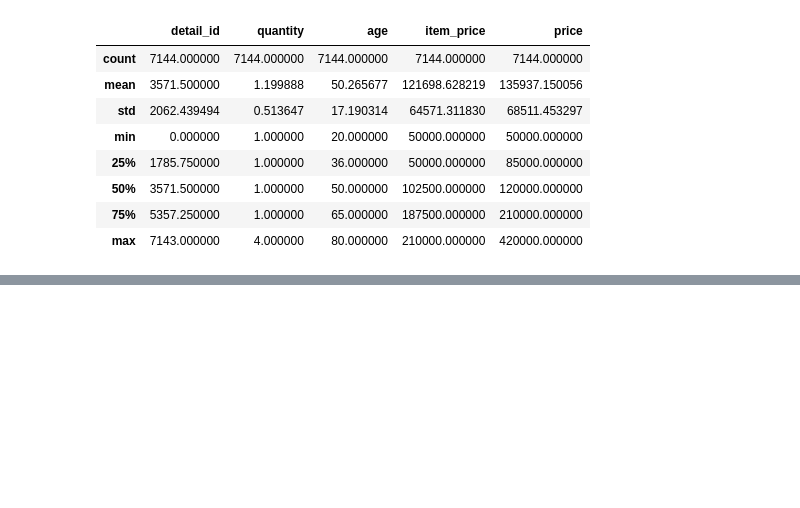
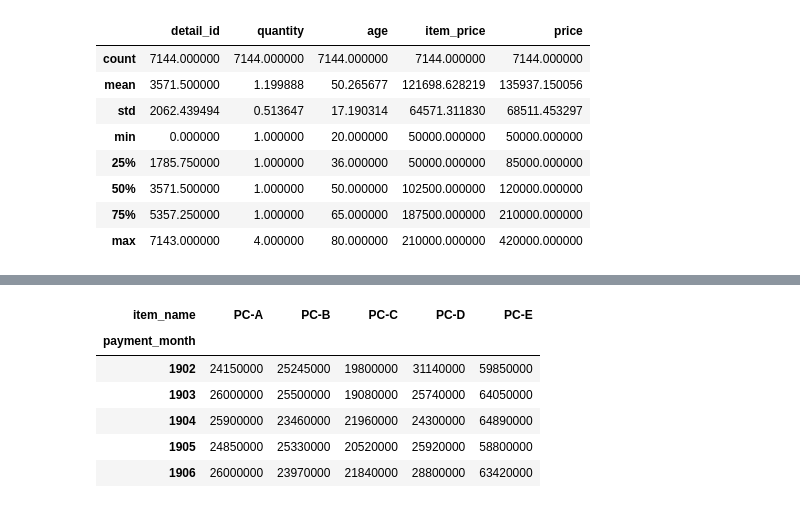
Before and after one commit to T-OKAY/study_001, a Jupyter notebook: study.ipynb, the cells around one changed output, grey strips where cells are left out. Cells and saved outputs as stored; diff of their text form; code cells hidden in the pictures; blank space fills up the shorter version.

```diff
--- a/study.ipynb
+++ b/study.ipynb
@@ -176,0 +249,13 @@ join_data.describe()
+# %%
+graph_data_0 = pd.pivot_table(join_data, index="item_name", columns="payment_month", values=["price", "quantity"], aggfunc="sum")
+
+graph_data = pd.pivot_table(join_data, index="payment_month", columns="item_name", values="price", aggfunc="sum")
+graph_data.head()
+# %% [output]
+| item_name | PC-A | PC-B | PC-C | PC-D | PC-E |
+| payment_month |  |  |  |  |  |
+| 1902 | 24150000 | 25245000 | 19800000 | 31140000 | 59850000 |
+| 1903 | 26000000 | 25500000 | 19080000 | 25740000 | 64050000 |
+| 1904 | 25900000 | 23460000 | 21960000 | 24300000 | 64890000 |
+| 1905 | 24850000 | 25330000 | 20520000 | 25920000 | 58800000 |
+| 1906 | 26000000 | 23970000 | 21840000 | 28800000 | 63420000 |
```
Also changed, not shown: parts of 8 cells of this notebook.
